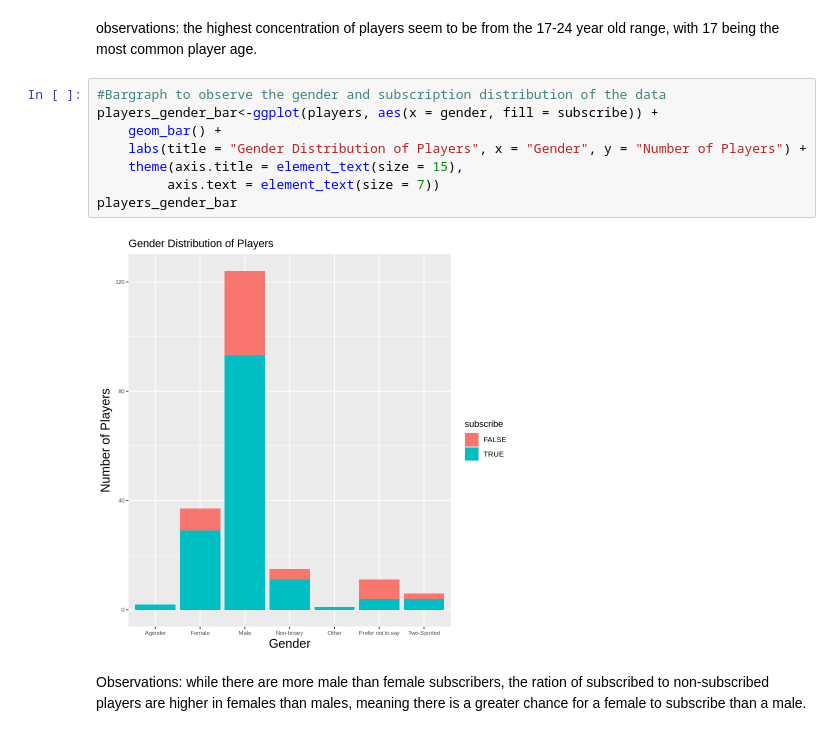
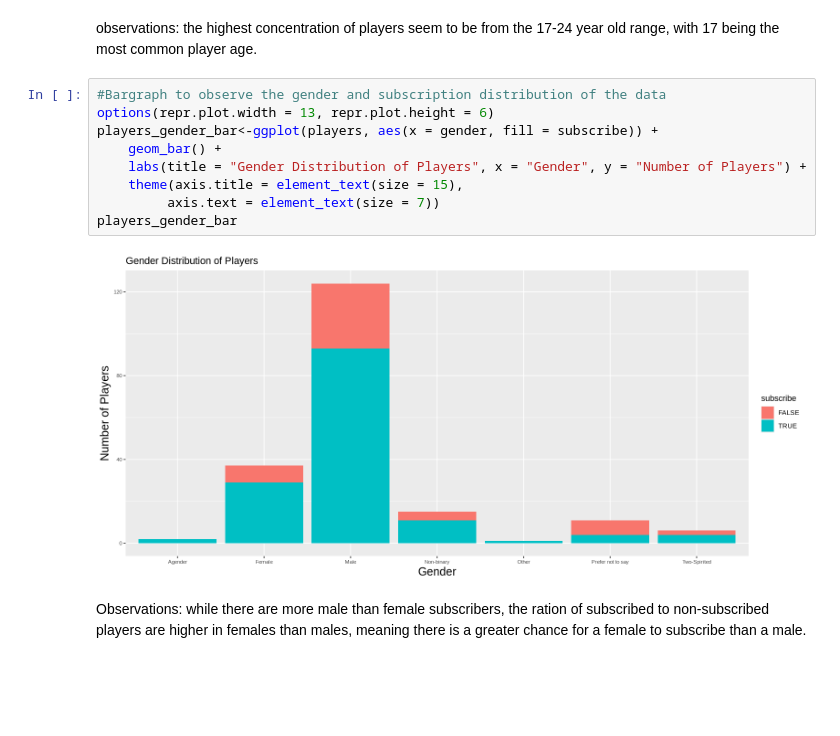
Before and after one commit to jonahblizzard5058-coder/Jonah-Cheung-DSCI-100-Project, a Jupyter notebook: Jonah_Cheung_DSCI100_Project_Individual_Portion.ipynb, the cells around one changed output. Cells and saved outputs as stored; diff of their text form; blank space fills up the shorter version.

Commit message:
Resized graphs that were too wide.

```diff
--- a/Jonah_Cheung_DSCI100_Project_Individual_Portion.ipynb
+++ b/Jonah_Cheung_DSCI100_Project_Individual_Portion.ipynb
@@ -162,14 +180,15 @@ Warning message:
 observations: the highest concentration of players seem to be from the 17-24 year old range, with 17 being the most common player age.
 # %%
 #Bargraph to observe the gender and subscription distribution of the data
+options(repr.plot.width = 13, repr.plot.height = 6)
 players_gender_bar<-ggplot(players, aes(x = gender, fill = subscribe)) +
     geom_bar() +
     labs(title = "Gender Distribution of Players", x = "Gender", y = "Number of Players") +
     theme(axis.title = element_text(size = 15),
          axis.text = element_text(size = 7))
 players_gender_bar
 # %% [output]
-[figure, old version]
+[figure, new version]
 # %% [markdown]
 Observations: while there are more male than female subscribers, the ration of subscribed to non-subscribed players are higher in females than males, meaning there is a greater chance for a female to subscribe than a male.
 # %%
```
Also changed, not shown: parts of 2 cells of this notebook.
